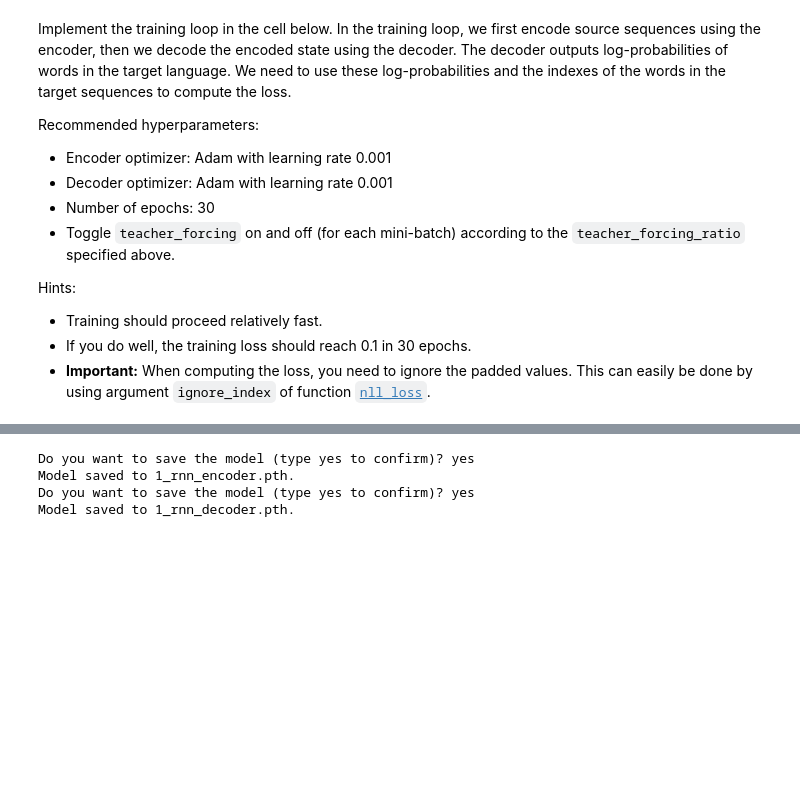
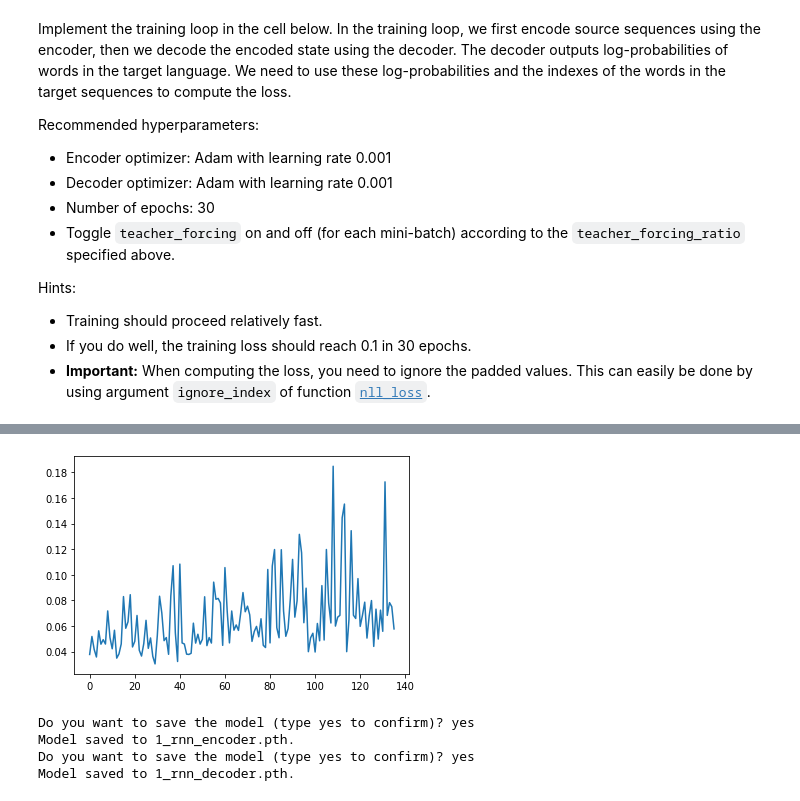
Before and after one commit to Arskah/deeplearn, a Jupyter notebook: 05_rnn/1_rnn.ipynb, the cells around one changed output, grey strips where cells are left out. Saved outputs shown, nothing was run; the diff lists cells and outputs as text; code cells hidden in the pictures; blank space fills up the shorter version.

```diff
--- a/05_rnn/1_rnn.ipynb
+++ b/05_rnn/1_rnn.ipynb
@@ -129,17 +129,11 @@ def collate(list_of_samples):
       src_seq_lengths: List of lengths of source sequences.
       tgt_seqs of shape (max_tgt_seq_length, batch_size): Tensor of padded target sequences.
     """
-    #print(list_of_samples)
+    list_of_samples.sort(key=lambda x: len(x[0]), reverse=True)
+
     data = [item[0] for item in list_of_samples]
     target = [item[1] for item in list_of_samples]
-
-    data, target = (list(t) for t in zip(*sorted(zip(data, target), key=lambda x: len(x[0]), reverse= True)))
-    #data = sorted(data, key=len, reverse=True)
     lengths = [item.shape[0] for item in data]
-    #print(data)
-    #print(target)
-    #print(lengths)
-
     data = pad_sequence(data, padding_value=PADDING_VALUE)
     target = pad_sequence(target, padding_value=PADDING_VALUE)
 
@@ -394,12 +399,13 @@ Hints:
 - **Important:** When computing the loss, you need to ignore the padded values. This can easily be done by using argument `ignore_index` of function [`nll_loss`](
 https://pytorch.org/docs/stable/nn.functional.html#torch.nn.functional.nll_loss).
 # %%
+import matplotlib.pyplot as plt
+
 if not skip_training:
     lr = 0.001
     epochs = 30
     encoder_optimizer = optim.Adam(encoder.parameters(), lr=lr)
     decoder_optimizer = optim.Adam(decoder.parameters(), lr=lr)
-    criterion = nn.NLLLoss(ignore_index=MAX_LENGTH)
 
     for epoch in range(epochs):
         running_loss = []
@@ -407,10 +413,9 @@ if not skip_training:
             src, length, target = training_batch
             src = src.to(device)
             target = target.to(device)
-            bs = src.size()[1]
 
-            input_length = src.size()[0]
-            target_length = target.size()[0]
+            bs = src.shape[1]
+            target_length = target.shape[0]
 
             encoder_optimizer.zero_grad()
             decoder_optimizer.zero_grad()
@@ -418,32 +423,23 @@ if not skip_training:
             encoder_hidden = encoder.init_hidden(bs)
             encoder_output, encoder_hidden = encoder(src, length, encoder_hidden)
 
-            #first input to the decoder is the <sos> tokens
-            batch_size = encoder_hidden.size(1)
-            decoder_input = torch.LongTensor([SOS_token] * batch_size).view(1, batch_size)
             decoder_hidden = encoder_hidden
+            teacher_forcing = True if random.random() < teacher_forcing_ratio else False
 
-            outs = []
+            decoder_input = target
+            decoder_output, decoder_hidden = decoder(decoder_hidden, decoder_input, teacher_forcing)
+
             loss = 0
-            tlen = target.size(0) if isinstance(target, torch.Tensor) else MAX_LENGTH
-            for i in range(tlen):
-                teacher_forcing = True if random.random() < teacher_forcing_ratio else False
-                decoder_output, decoder_hidden = decoder(decoder_hidden, decoder_input, teacher_forcing)
-
-                outs.append(decoder_output)
-                if teacher_forcing:
-                    decoder_input = target[i].view(1, batch_size)
-                else:
-                    topv, topi = decoder_output.topk(1)
-                    decoder_input = topi.detach().view(1, batch_size)
-                    #decoder_input = topi.squeeze().detach()
-                loss += criterion(decoder_output[0], target[i])
+            for i in range(target_length):
+                loss += F.nll_loss(decoder_output[i], target[i], ignore_index=PADDING_VALUE)
+            loss = loss/target_length
 
             running_loss += [loss.item()]
             loss.backward()
             encoder_optimizer.step()
             decoder_optimizer.step()
 
-        epoch_loss = np.mean(running_loss)
-        print(f"epoch: {epoch}, loss: {epoch_loss}")
+        mean_tot_loss = np.mean(running_loss)
+        print(f"epoch: {epoch + 1}, loss: {mean_tot_loss}")
+    plt.plot(running_loss)
 # %% [output]
@@ -467,3 +463,4 @@ epoch: 29, loss: 22.784040437025183
+[figure, added]
 # %%
 # Save the model to disk (the pth-files will be submitted automatically together with your notebook)
 # Set confirm=False if you do not want to be asked for confirmation before saving.
```
Also changed, not shown: parts of 9 cells of this notebook, 2 other files.
